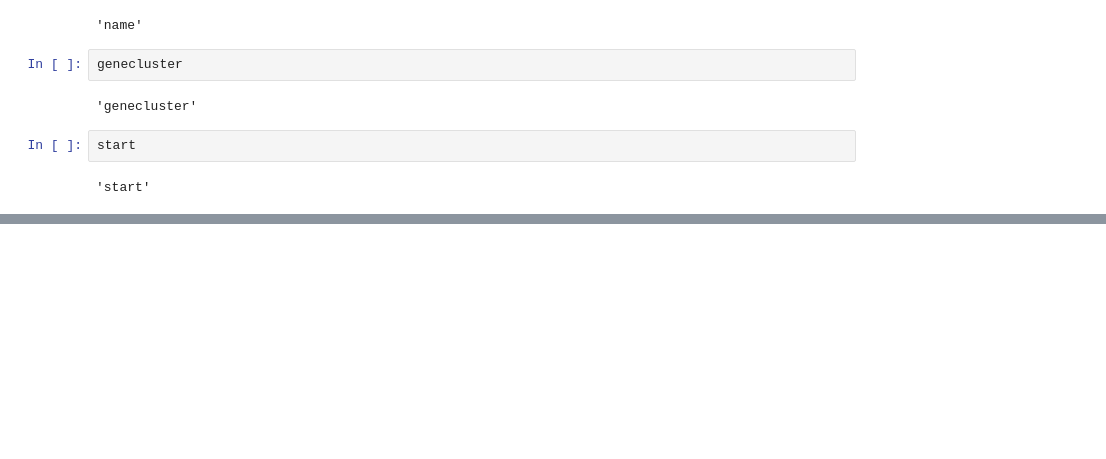
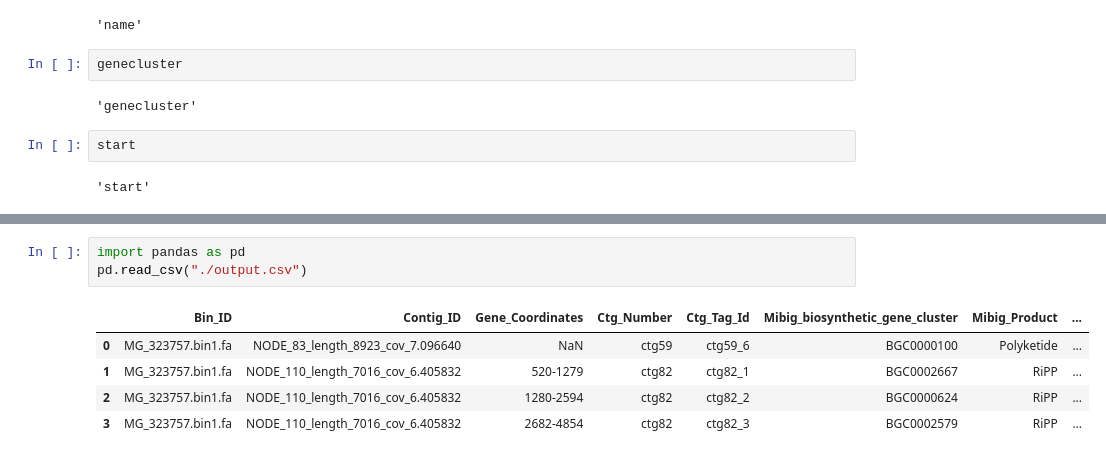
Before and after one commit to b-temu/extract, a Jupyter notebook: tablejsons.ipynb, the cells around one changed output, grey strips where cells are left out. Cells and saved outputs as stored; diff of their text form; blank space fills up the shorter version.

```diff
--- a/tablejsons.ipynb
+++ b/tablejsons.ipynb
@@ -588,0 +729,9 @@ pd.read_csv("./output.csv")
+# %%
+import pandas as pd
+pd.read_csv("./output.csv")
+# %% [output]
+|  | Bin_ID | Contig_ID | Gene_Coordinates | Ctg_Number | Ctg_Tag_Id | Mibig_biosynthetic_gene_cluster | Mibig_Product | ... |
+| 0 | MG_323757.bin1.fa | NODE_83_length_8923_cov_7.096640 | NaN | ctg59 | ctg59_6 | BGC0000100 | Polyketide | ... |
+| 1 | MG_323757.bin1.fa | NODE_110_length_7016_cov_6.405832 | 520-1279 | ctg82 | ctg82_1 | BGC0002667 | RiPP | ... |
+| 2 | MG_323757.bin1.fa | NODE_110_length_7016_cov_6.405832 | 1280-2594 | ctg82 | ctg82_2 | BGC0000624 | RiPP | ... |
+| 3 | MG_323757.bin1.fa | NODE_110_length_7016_cov_6.405832 | 2682-4854 | ctg82 | ctg82_3 | BGC0002579 | RiPP | ... |
```
Also changed, not shown: parts of 9 cells of this notebook, 4 other files.
